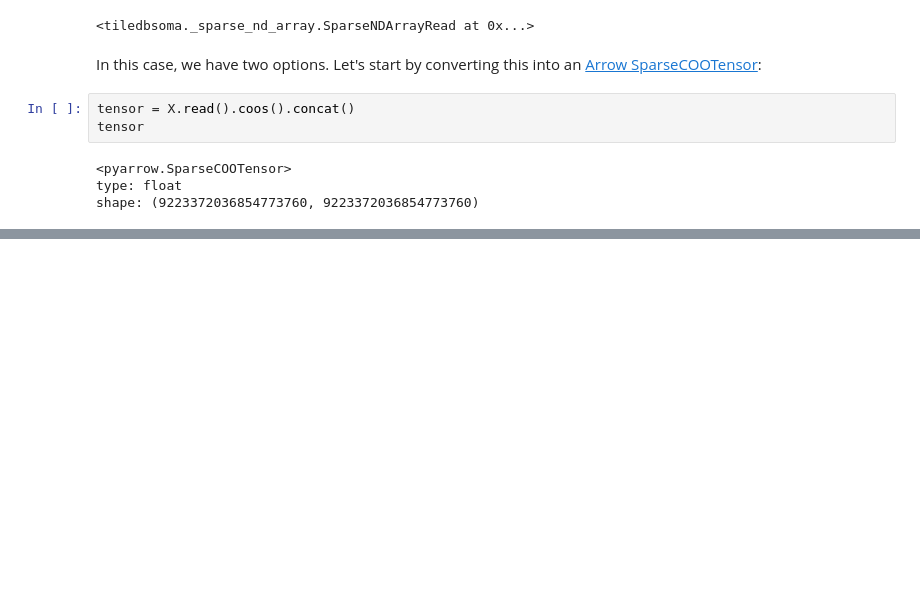
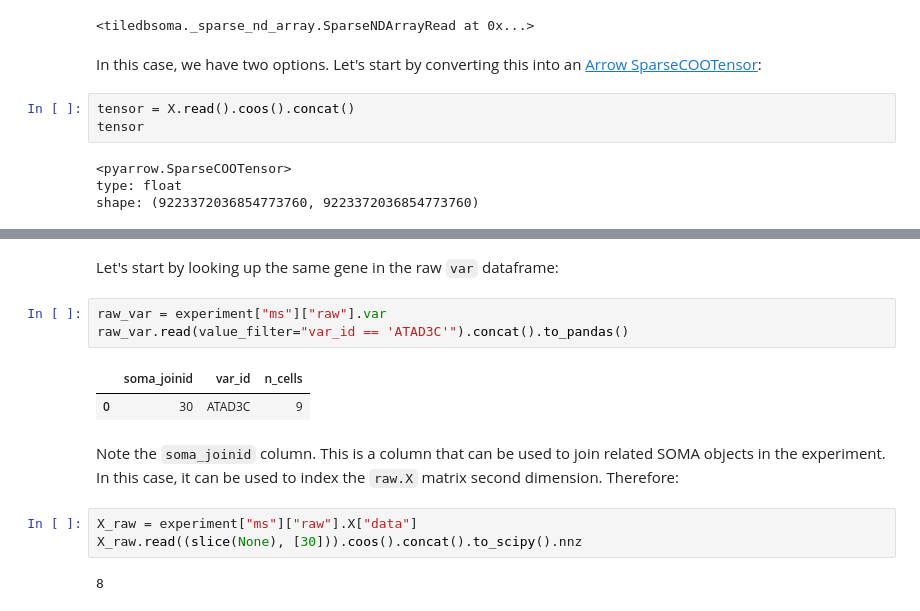
Before and after one commit to single-cell-data/TileDB-SOMA, a Jupyter notebook: apis/python/notebooks/tutorial_soma_reading.ipynb, the cells around one changed output, grey strips where cells are left out. Drawn from its saved outputs; the diff is of its cells as text; blank space fills up the shorter version.

```diff
--- a/apis/python/notebooks/tutorial_soma_reading.ipynb
+++ b/apis/python/notebooks/tutorial_soma_reading.ipynb
@@ -235,0 +377,15 @@ shape: (9223372036854773760, 9223372036854773760)
+# %% [markdown]
+Let's start by looking up the same gene in the raw `var` dataframe:
+# %%
+raw_var = experiment["ms"]["raw"].var
+raw_var.read(value_filter="var_id == 'ATAD3C'").concat().to_pandas()
+# %% [output]
+|  | soma_joinid | var_id | n_cells |
+| 0 | 30 | ATAD3C | 9 |
+# %% [markdown]
+Note the `soma_joinid` column. This is a column that can be used to join related SOMA objects in the experiment. In this case, it can be used to index the `raw.X` matrix second dimension. Therefore:
+# %%
+X_raw = experiment["ms"]["raw"].X["data"]
+X_raw.read((slice(None), [30])).coos().concat().to_scipy().nnz
+# %% [output]
+8
```
Also changed, not shown: parts of 33 cells of this notebook.
